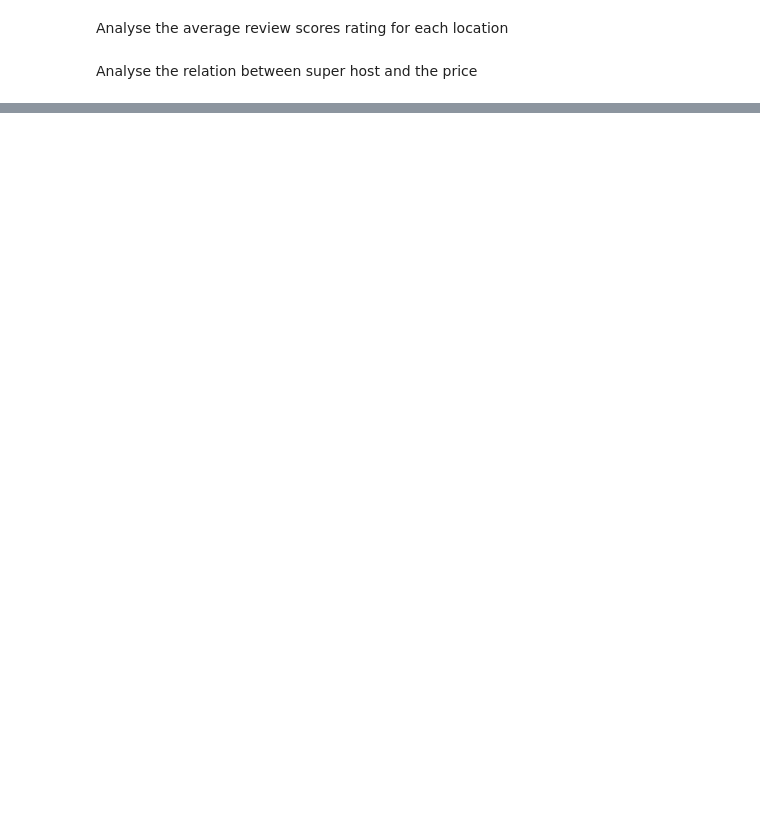
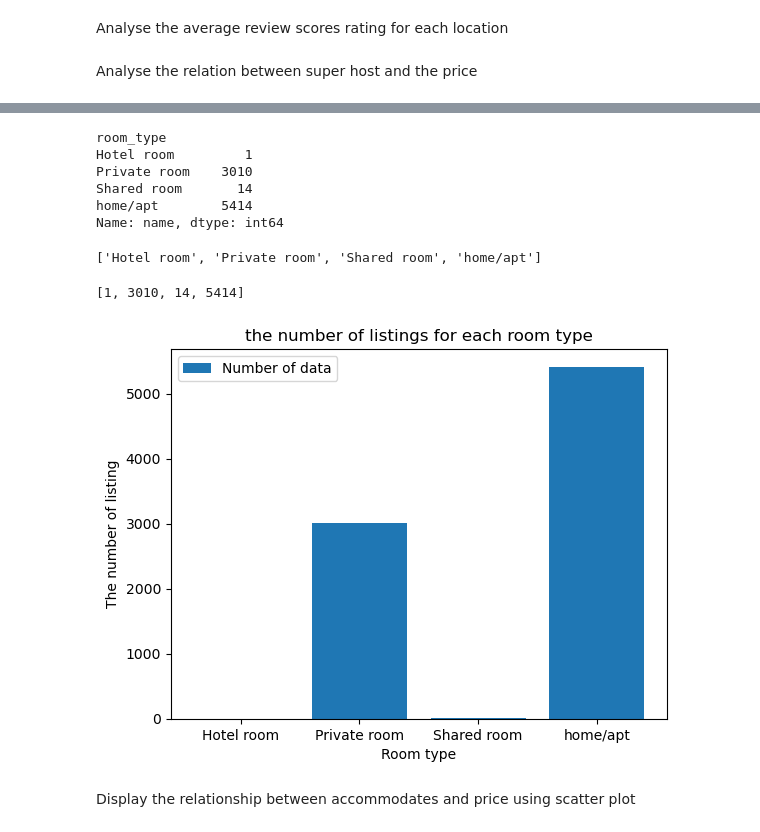
Before and after one commit to khadidja2023M/COM_728_Airbnb, a Jupyter notebook: Main.ipynb, the cells around one changed output, grey strips where cells are left out. Cells and saved outputs as stored; diff of their text form; code cells hidden in the pictures; blank space fills up the shorter version.

```diff
--- a/Main.ipynb
+++ b/Main.ipynb
@@ -162,0 +269,43 @@ tui.display_average_price_host_is_superhost(data)
+# %%
+listing_room_type = data.groupby('room_type')['name'].count()
+listing_room_type
+# %% [output]
+room_type
+Hotel room         1
+Private room    3010
+Shared room       14
+home/apt        5414
+Name: name, dtype: int64
+# %%
+room_type_group=data.groupby('room_type').size()
+x=room_type_group.index.tolist()
+x
+# %% [output]
+['Hotel room', 'Private room', 'Shared room', 'home/apt']
+# %%
+y=listing_room_type.tolist()
+y
+# %% [output]
+[1, 3010, 14, 5414]
+# %%
+x=room_type_group.index.tolist()
+y=listing_room_type.tolist()
+
+
+fig = plt.figure()
+
+
+plt.bar(x,y, label="Number of data")# plotting the graph
+
+plt.xlabel("Room type") # create a label for x-axis
+plt.ylabel("The number of listing") # create a label for y-axis
+
+plt.title("the number of listings for each room type") # create a title for your graph
+
+plt.legend() # create a legend
+
+plt.show() # show the graph
+# %% [output]
+[figure, added]
+# %% [markdown]
+Display the relationship between accommodates and price using scatter plot
```
Also changed, not shown: parts of 24 cells of this notebook, 3 other files.
